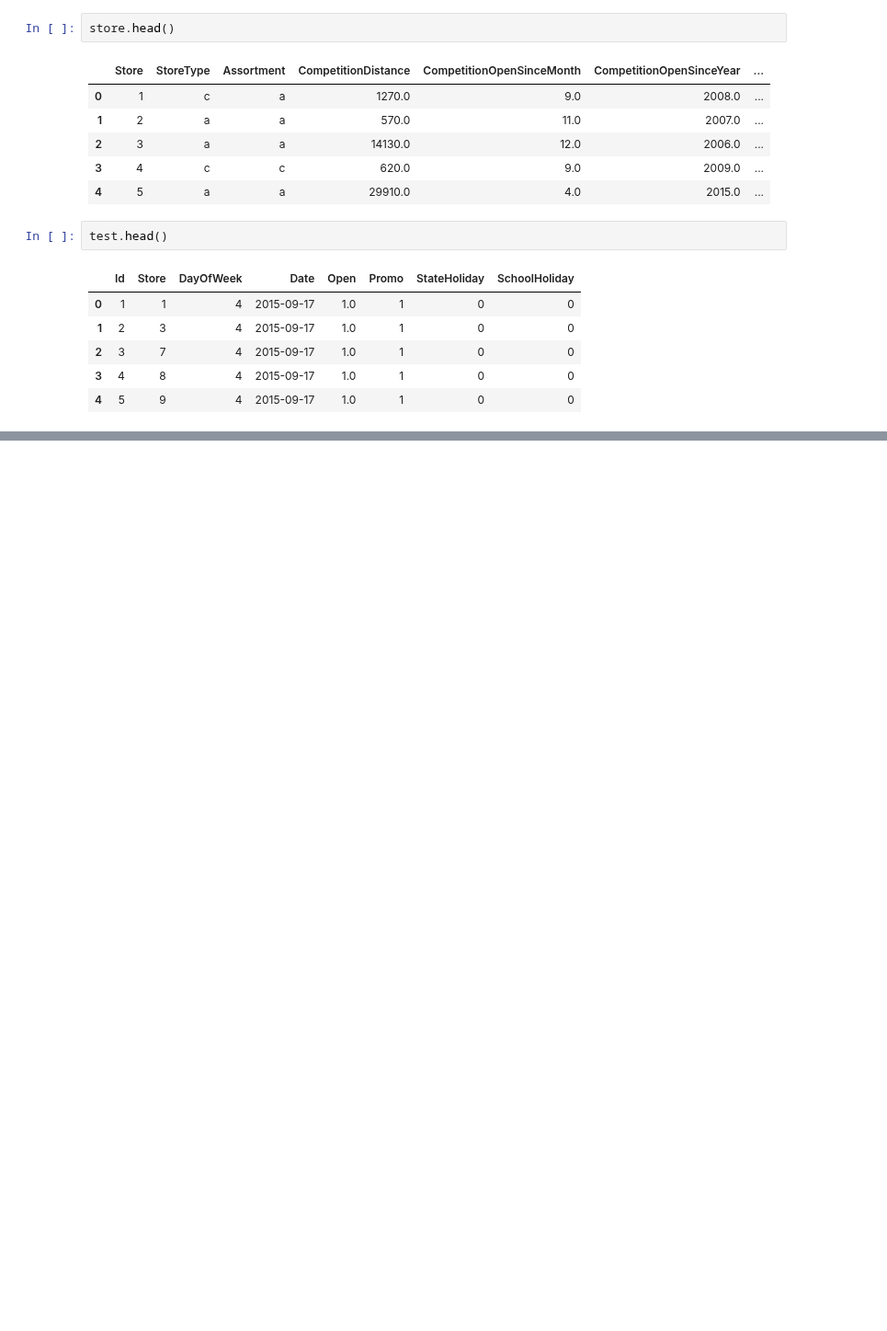
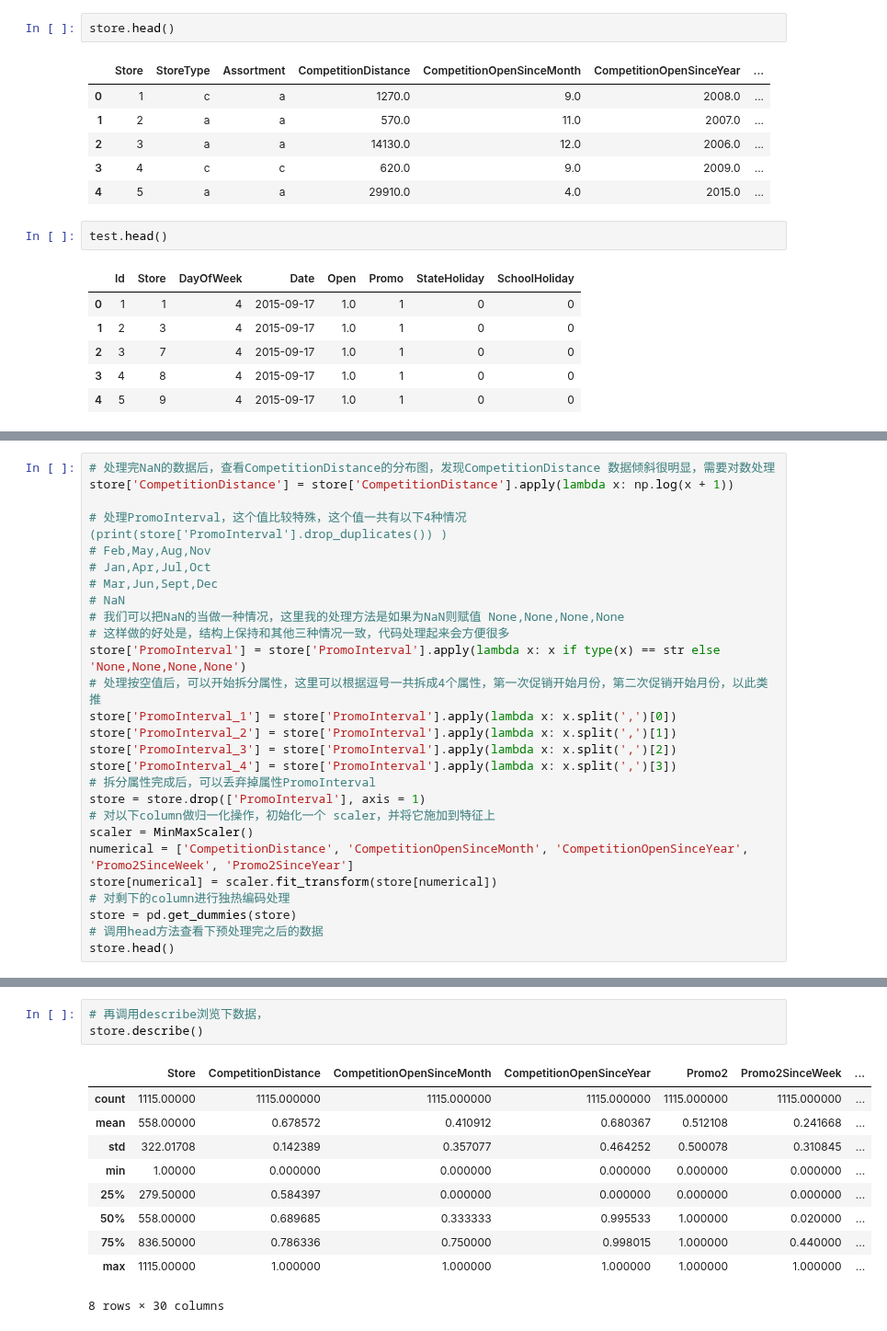
Before and after one commit to Qucy/UdacityMachineLearning, a Jupyter notebook: rossmann_store_sales/rossmann_store_sales.ipynb, the cells around one changed output, grey strips where cells are left out. Shown at 92% size. Cells and saved outputs as stored; diff of their text form; blank space fills up the shorter version.

```diff
--- a/rossmann_store_sales/rossmann_store_sales.ipynb
+++ b/rossmann_store_sales/rossmann_store_sales.ipynb
@@ -131,0 +104,27 @@ features_raw.head(5)
+# %%
+# 处理完NaN的数据后，查看CompetitionDistance的分布图，发现CompetitionDistance 数据倾斜很明显，需要对数处理
+store['CompetitionDistance'] = store['CompetitionDistance'].apply(lambda x: np.log(x + 1))
+
+# 处理PromoInterval，这个值比较特殊，这个值一共有以下4种情况 (print(store['PromoInterval'].drop_duplicates()) )
+# Feb,May,Aug,Nov
+# Jan,Apr,Jul,Oct
+# Mar,Jun,Sept,Dec
+# NaN
+# 我们可以把NaN的当做一种情况，这里我的处理方法是如果为NaN则赋值 None,None,None,None
+# 这样做的好处是，结构上保持和其他三种情况一致，代码处理起来会方便很多
+store['PromoInterval'] = store['PromoInterval'].apply(lambda x: x if type(x) == str else 'None,None,None,None')
+# 处理按空值后，可以开始拆分属性，这里可以根据逗号一共拆成4个属性，第一次促销开始月份，第二次促销开始月份，以此类推
+store['PromoInterval_1'] = store['PromoInterval'].apply(lambda x: x.split(',')[0])
+store['PromoInterval_2'] = store['PromoInterval'].apply(lambda x: x.split(',')[1])
+store['PromoInterval_3'] = store['PromoInterval'].apply(lambda x: x.split(',')[2])
+store['PromoInterval_4'] = store['PromoInterval'].apply(lambda x: x.split(',')[3])
+# 拆分属性完成后，可以丢弃掉属性PromoInterval
+store = store.drop(['PromoInterval'], axis = 1)
+# 对以下column做归一化操作，初始化一个 scaler，并将它施加到特征上
+scaler = MinMaxScaler()
+numerical = ['CompetitionDistance', 'CompetitionOpenSinceMonth', 'CompetitionOpenSinceYear', 'Promo2SinceWeek', 'Promo2SinceYear']
+store[numerical] = scaler.fit_transform(store[numerical])
+# 对剩下的column进行独热编码处理
+store = pd.get_dummies(store)
+# 调用head方法查看下预处理完之后的数据
+store.head()
@@ -131,0 +139,14 @@ features_raw.head(5)
+# %%
+# 再调用describe浏览下数据，
+store.describe()
+# %% [output]
+|  | Store | CompetitionDistance | CompetitionOpenSinceMonth | CompetitionOpenSinceYear | Promo2 | Promo2SinceWeek | ... |
+| count | 1115.00000 | 1115.000000 | 1115.000000 | 1115.000000 | 1115.000000 | 1115.000000 | ... |
+| mean | 558.00000 | 0.678572 | 0.410912 | 0.680367 | 0.512108 | 0.241668 | ... |
+| std | 322.01708 | 0.142389 | 0.357077 | 0.464252 | 0.500078 | 0.310845 | ... |
+| min | 1.00000 | 0.000000 | 0.000000 | 0.000000 | 0.000000 | 0.000000 | ... |
+| 25% | 279.50000 | 0.584397 | 0.000000 | 0.000000 | 0.000000 | 0.000000 | ... |
+| 50% | 558.00000 | 0.689685 | 0.333333 | 0.995533 | 1.000000 | 0.020000 | ... |
+| 75% | 836.50000 | 0.786336 | 0.750000 | 0.998015 | 1.000000 | 0.440000 | ... |
+| max | 1115.00000 | 1.000000 | 1.000000 | 1.000000 | 1.000000 | 1.000000 | ... |
+8 rows × 30 columns
```
Also changed, not shown: parts of 20 cells of this notebook, 1 other file.
